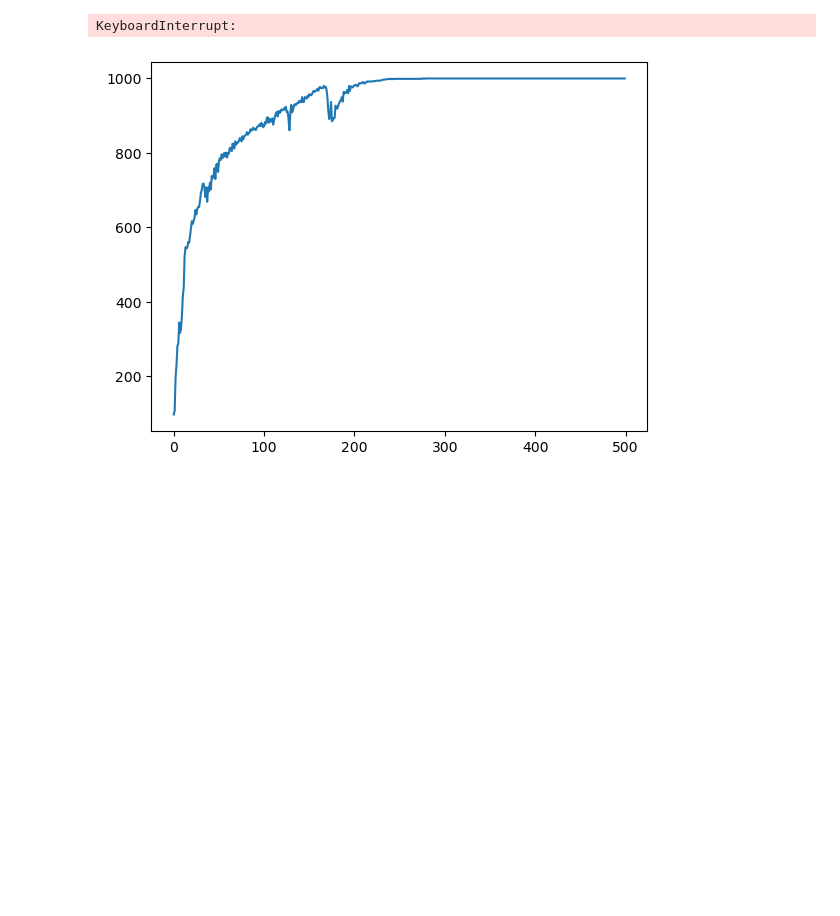
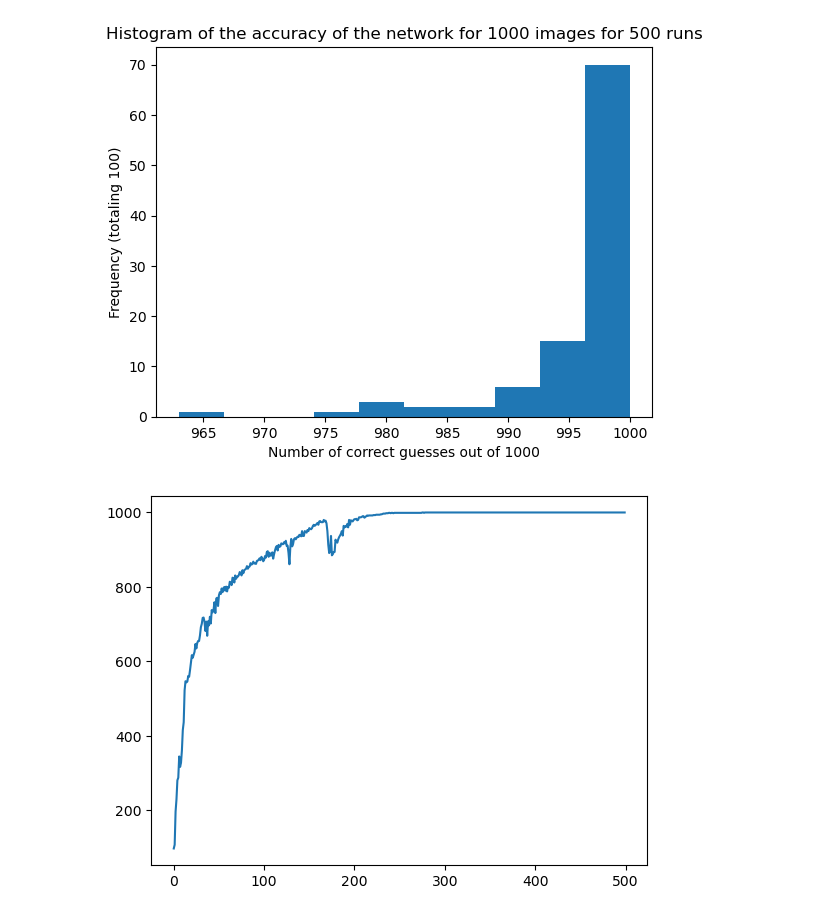
Before and after one commit to Phb22rr/3rd-year-project, a Jupyter notebook: My project code.ipynb, the cells around one changed output. Saved outputs shown, nothing was run; the diff lists cells and outputs as text; code cells hidden in the pictures; blank space fills up the shorter version.

Commit message:
Histogram added
I have added a nice histogram to show it's accuracy and I am over the moon

```diff
--- a/My project code.ipynb
+++ b/My project code.ipynb
@@ -125,37 +125,37 @@ for I in range(100):
     device = torch.device("cuda")
     network = Down(1, 16).to("cuda")
 
     batch = next(iter(train_loader))
     images, labels = batch
     images, labels = images.to(device), labels.to(device)
 
-    number_run = 100
+    number_run = 500
     holdall = np.zeros(number_run)
 
     optimizer = optim.Adam(network.parameters(), lr=0.01)#, weight_decay=1e-5)
 
     for I in range(number_run):
         preds = network(images)
         loss = F.cross_entropy(preds, labels)
         holdall[I] = get_num_correct(preds.to('cuda'), labels.to('cuda'))
         loss.backward() # Calculating the gradients
         #optimizer = optim.Adam(network.parameters(), lr=0.001)
         optimizer.step()
         optimizer.zero_grad()
 
     #plt.plot(holdall)
     #plt.show()
     #print(max(holdall))
 
     histogram.append(max(holdall))
 
 plt.hist(histogram)
 plt.xlabel('Number of correct guesses out of 1000')
-plt.ylabel('Frequency')
-plt.title("Histogram of the accuracy of the network for 1000 images for 100 runs")
+plt.ylabel('Frequency (totaling 100)')
+plt.title("Histogram of the accuracy of the network for 1000 images for 500 runs")
 plt.show()
 # %% [output]
-KeyboardInterrupt:
+[figure, added]
 # %%
 train_loader = torch.utils.data.DataLoader(train_set, batch_size=1000, shuffle=True)
 sample = next(iter(train_loader))
```
